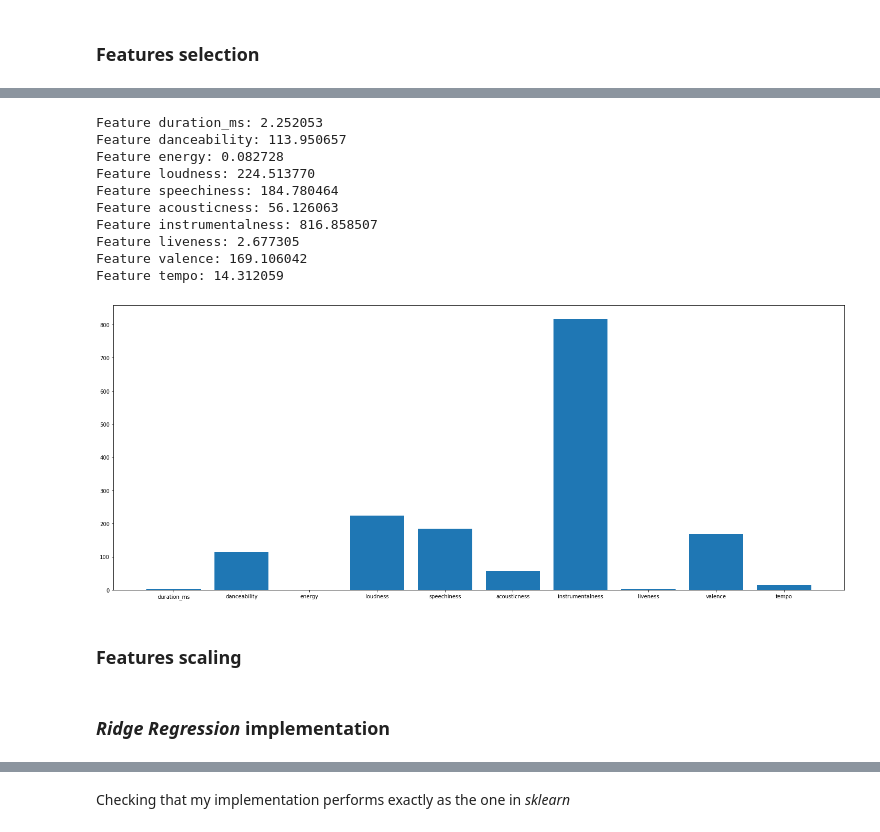
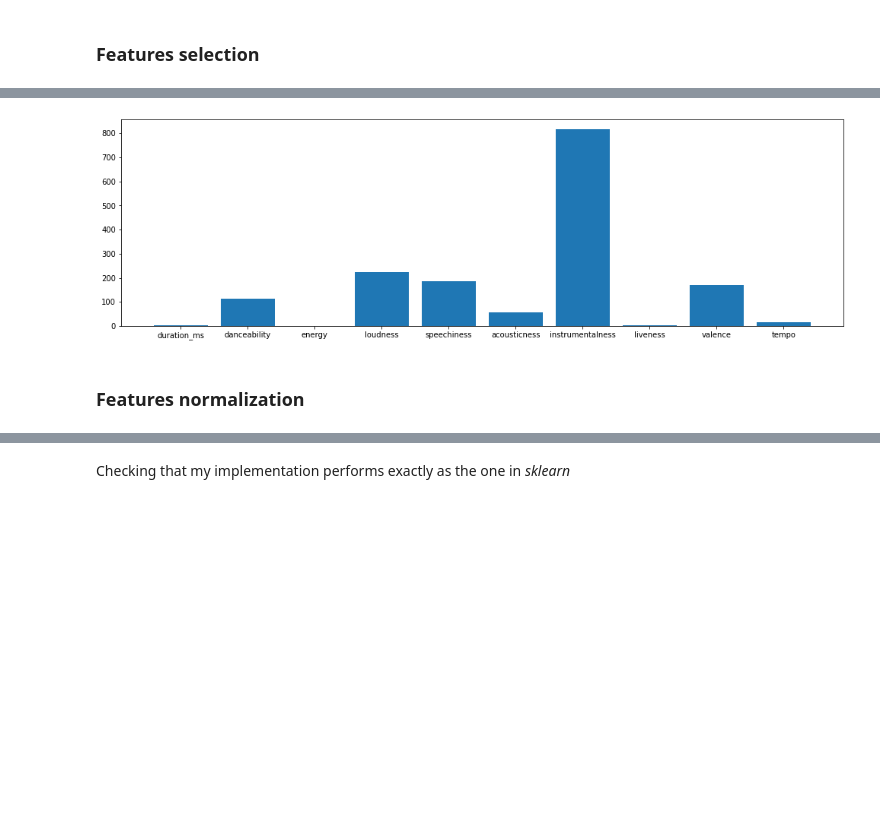
Before and after one commit to nemolino/TrackPopularityPredictor, a Jupyter notebook: rr_numerical.ipynb, the cells around one changed output, grey strips where cells are left out. Cells and saved outputs as stored; diff of their text form; code cells hidden in the pictures; blank space fills up the shorter version.

```diff
--- a/rr_numerical.ipynb
+++ b/rr_numerical.ipynb
@@ -154,33 +117,9 @@ mutual_info.sort_values(ascending=False).plot.bar(figsize=(15,5))
-# %%
-# configure to select all features
-from matplotlib import pyplot
-from sklearn.feature_selection import SelectKBest, f_regression
-
-
-fs = SelectKBest(score_func=f_regression, k='all')
-# learn relationship from training data
-fs.fit(X_train, y_train)
-# transform train input data
-#X_train_fs = fs.transform(X_train)
-# transform test input data
-#X_test_fs = fs.transform(X_test)
-#return X_train_fs, X_test_fs, fs
-
-# what are scores for the features
-for i in range(len(fs.scores_)):
-    print('Feature %s: %f' % (X_train.columns[i], fs.scores_[i]))
-# plot the scores
-pyplot.bar([X_train.columns[i] for i in range(len(fs.scores_))], fs.scores_)
-pyplot.show()
-# %% [output]
-Feature duration_ms: 2.252053
-Feature danceability: 113.950657
-Feature energy: 0.082728
-Feature loudness: 224.513770
-Feature speechiness: 184.780464
-Feature acousticness: 56.126063
-Feature instrumentalness: 816.858507
-Feature liveness: 2.677305
-Feature valence: 169.106042
-Feature tempo: 14.312059
-[figure, removed]
+# %%
+fs = SelectKBest(score_func=f_regression, k='all')
+fs.fit(X_train, y_train)
+
+plt.figure(figsize=(17,5))
+plt.bar([X_train.columns[i] for i in range(len(fs.scores_))], fs.scores_)
+plt.show()
+# %% [output]
+[figure, added]
@@ -187,5 +130,5 @@ Feature tempo: 14.312059
 # %% [markdown]
-### Features scaling
+### Features normalization
 # %%
 standard_scaler = preprocessing.StandardScaler().set_output(transform="pandas")
 
@@ -197,2 +136,0 @@ X_test = standard_scaler.transform(X_test)
-# %% [markdown]
-### ***Ridge Regression*** **implementation**
```
Also changed, not shown: parts of 23 cells of this notebook, 2 other files.
